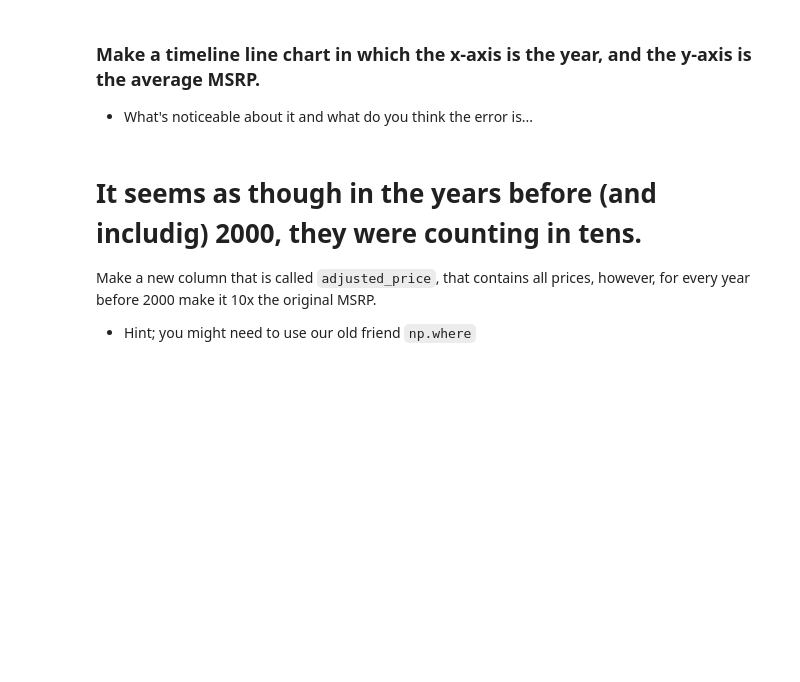
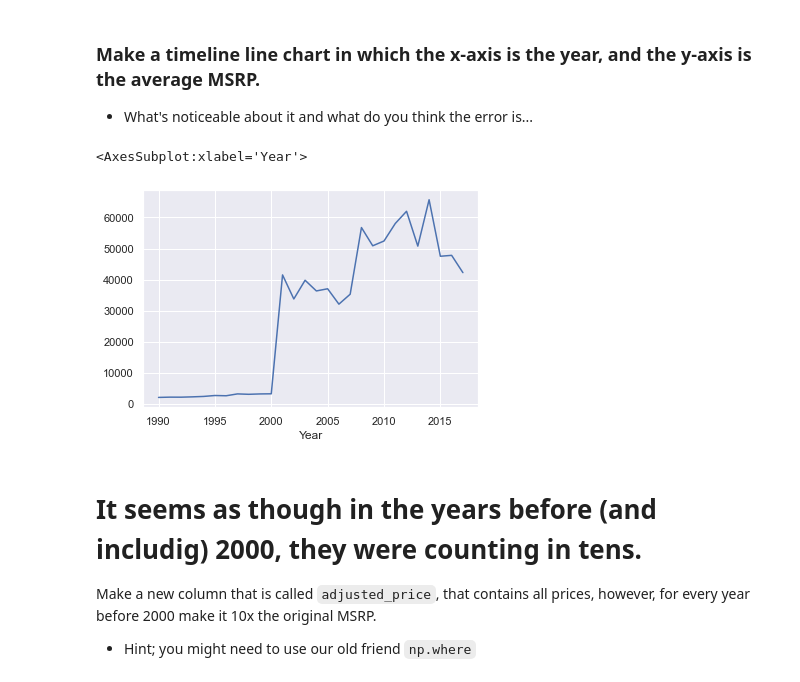
Before and after one commit to ValinaProjects/2021-fall-data-science, a Jupyter notebook: Week-02-EDA/Exercise-EDA.ipynb, the cells around one changed output. Saved outputs shown, nothing was run; the diff lists cells and outputs as text; code cells hidden in the pictures; blank space fills up the shorter version.

```diff
--- a/Week-02-EDA/Exercise-EDA.ipynb
+++ b/Week-02-EDA/Exercise-EDA.ipynb
@@ -91,6 +116,10 @@ _Brand of car is the `Make` of the car._
 * What's noticeable about it and what do you think the error is...
 # %%
 # Make a timeline line chart in which the x-axis is the year, and the y-axis is the average MSRP.
+df.groupby('Year').MSRP.mean().plot(kind='line')
+# %% [output]
+<AxesSubplot:xlabel='Year'>
+[figure, added]
 # %% [markdown]
 # It seems as though in the years before (and includig) 2000, they were counting in tens.
 Make a new column that is called `adjusted_price`, that contains all prices, however, for every year before 2000 make it 10x the original MSRP.
```
Also changed, not shown: parts of 24 cells of this notebook.
